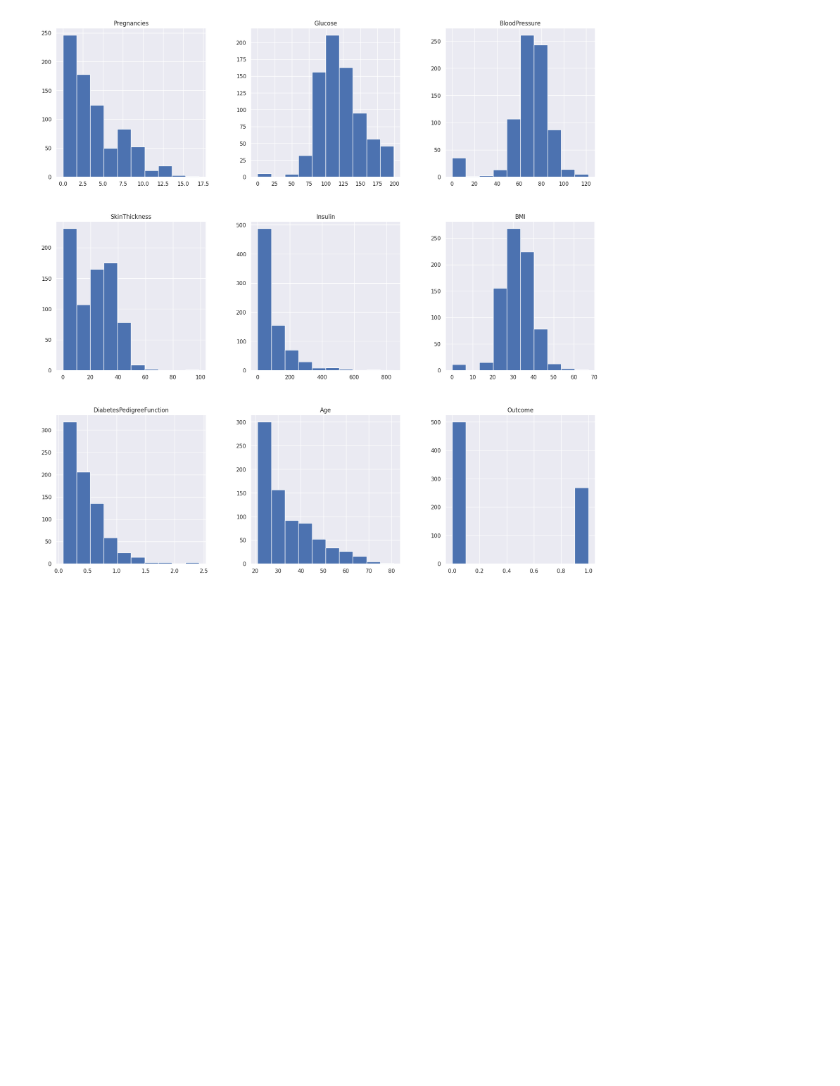
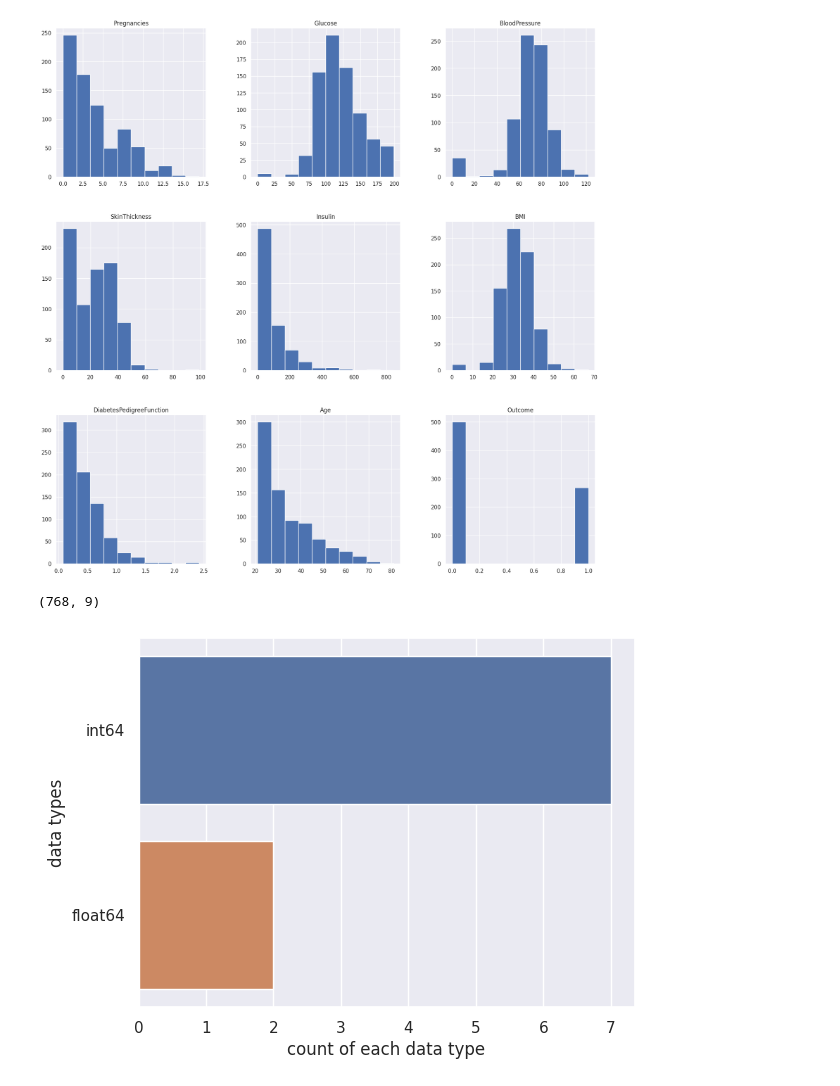
Before and after one commit to waheeb123/Python, a Jupyter notebook: finalProject.ipynb, the cells around one changed output. Cells and saved outputs as stored; diff of their text form; code cells hidden in the pictures; blank space fills up the shorter version.

```diff
--- a/finalProject.ipynb
+++ b/finalProject.ipynb
@@ -101,3 +101,18 @@ df.describe().T
 p = df.hist(figsize = (20,20))
 # %% [output]
 [figure]
+# %%
+## observing the shape of the data
+df.shape
+# %% [output]
+(768, 9)
+# %%
+## data type analysis
+#plt.figure(figsize=(5,5))
+#sns.set(font_scale=2)
+sns.countplot(y=df.dtypes ,data=df)
+plt.xlabel("count of each data type")
+plt.ylabel("data types")
+plt.show()
+# %% [output]
+[figure, added]
```
Also changed, not shown: parts of 11 cells of this notebook.
